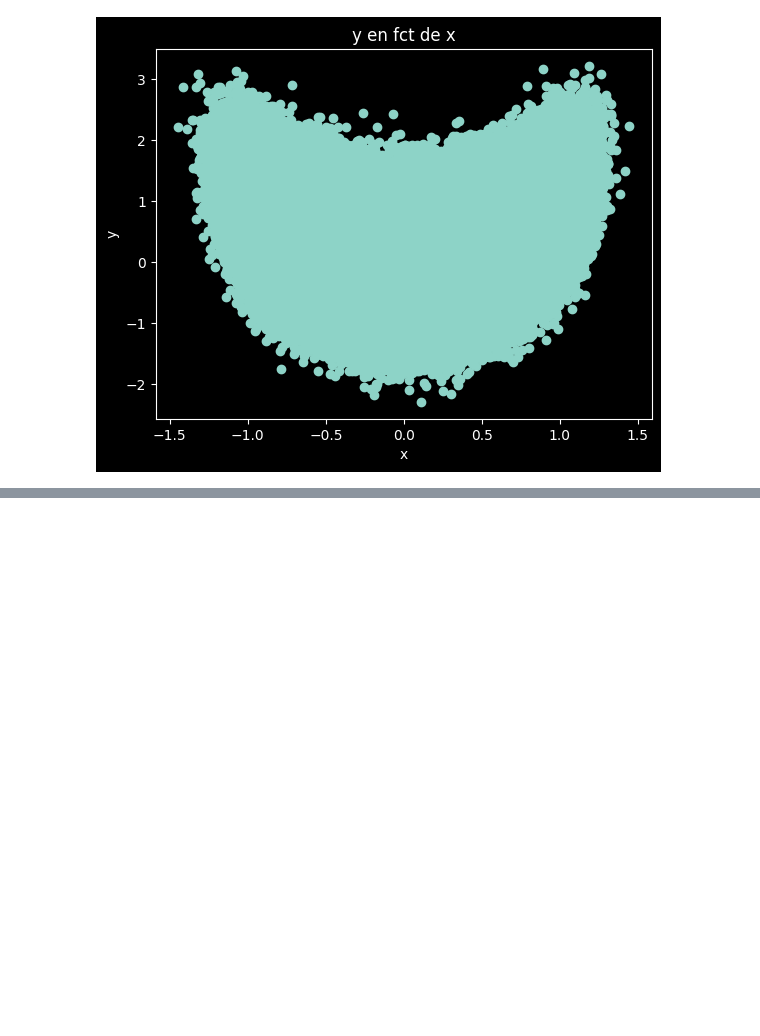
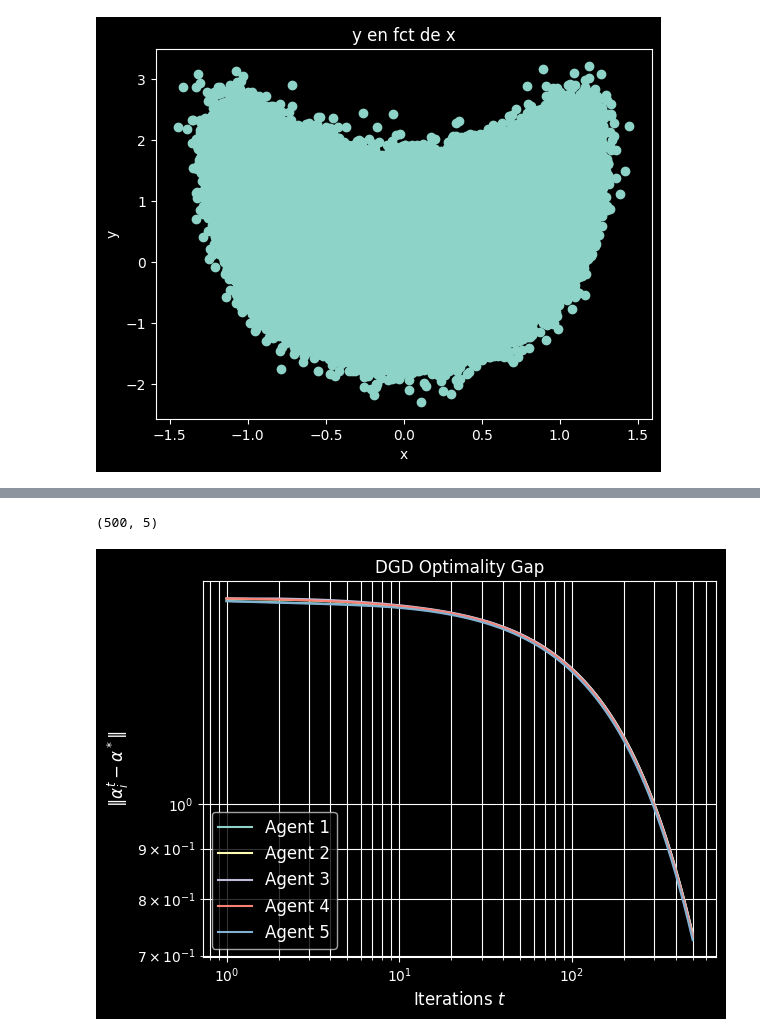
Before and after one commit to w-h02/Cooperative_opt, a Jupyter notebook: project.ipynb, the cells around one changed output, grey strips where cells are left out. Drawn from its saved outputs; the diff is of its cells as text; code cells hidden in the pictures; blank space fills up the shorter version.

```diff
--- a/project.ipynb
+++ b/project.ipynb
@@ -157,0 +143,20 @@ plot_fit(x_100, y_100, x_m)
+# %%
+# Plotting gaps
+def plot_gap(gaps, filename='DGD_gap.pdf'):
+    gaps = np.array(gaps)  # shape (n_iter, n_agents)
+    plt.figure()
+    for i in range(gaps.shape[1]):
+        plt.loglog(range(1, len(gaps)+1), gaps[:, i], label=f'Agent {i+1}')
+    plt.xlabel('Iterations $t$', fontsize=12)
+    plt.ylabel(r'$\|\alpha_i^t - \alpha^*\|$', fontsize=12)
+    plt.title('DGD Optimality Gap', fontsize=12)
+    plt.legend(fontsize=12)
+    plt.grid(True, which='both')
+    plt.tight_layout()
+    plt.savefig(filename)
+    plt.show()
+
+plot_gap(gaps_line)
+# %% [output]
+(500, 5)
+[figure, added]
```
Also changed, not shown: parts of 7 cells of this notebook, 15 other files.
